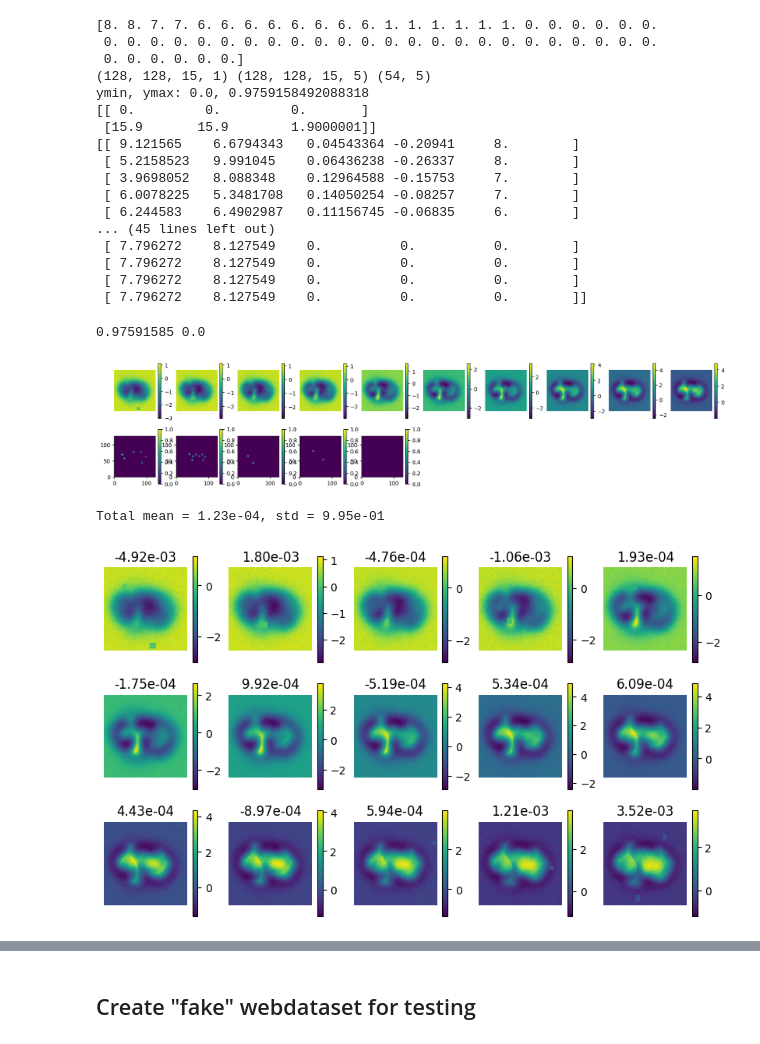
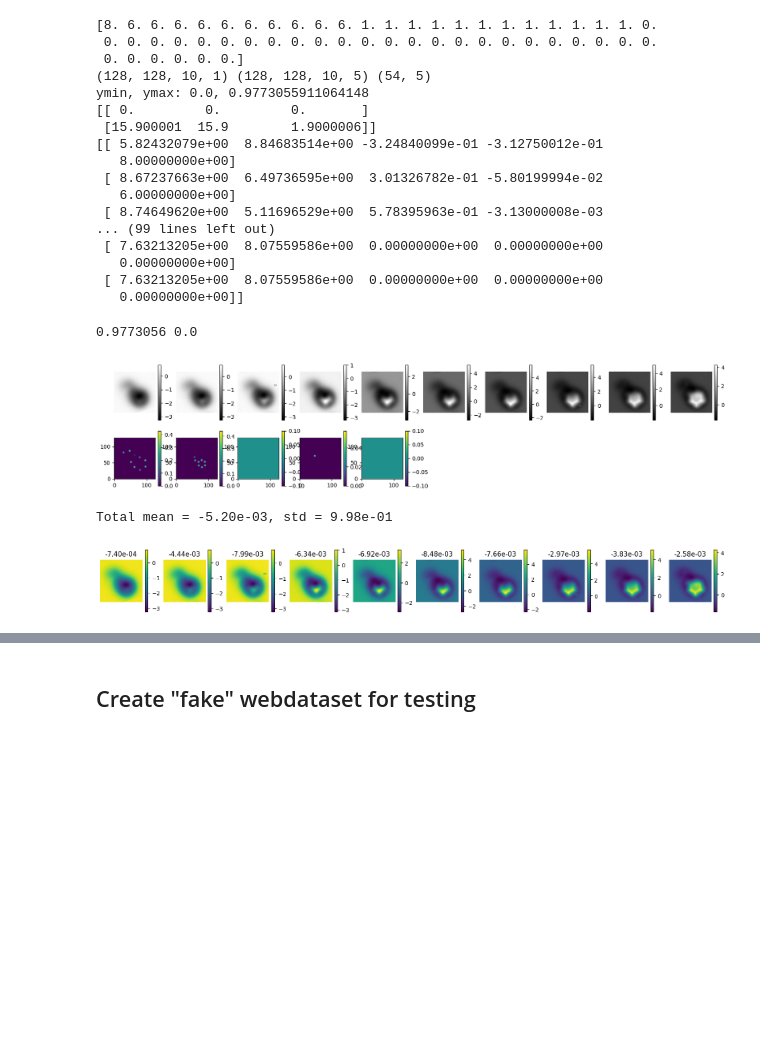
Before and after one commit to LauriKurki/molecule-net, a Jupyter notebook: notebooks/test_input_pipeline.ipynb, the cells around one changed output, grey strips where cells are left out. Cells and saved outputs as stored; diff of their text form; code cells hidden in the pictures; blank space fills up the shorter version.

```diff
--- a/notebooks/test_input_pipeline.ipynb
+++ b/notebooks/test_input_pipeline.ipynb
@@ -27,8 +27,9 @@ config.rng_seed = 0
 config.root_dir = root_dirs.get_root_dir("afms_rebias")
 config.num_workers = 8
 config.batch_size = 1
-config.interpolate_input_z = 15
+config.interpolate_input_z = None
 config.z_cutoff = 1.0
+config.noise_std = 0.15
 # %%
 tf.random.set_seed(config.rng_seed)
 datasets = input_pipeline_online.get_datasets(config)
@@ -66,56 +67,56 @@ print(f"ymin, ymax: {y.min()}, {y.max()}")
 print(sw)
 print(xyz)
 # %% [output]
-[8. 8. 7. 7. 6. 6. 6. 6. 6. 6. 6. 6. 1. 1. 1. 1. 1. 1. 0. 0. 0. 0. 0. 0.
+[8. 6. 6. 6. 6. 6. 6. 6. 6. 6. 6. 1. 1. 1. 1. 1. 1. 1. 1. 1. 1. 1. 1. 0.
  0. 0. 0. 0. 0. 0. 0. 0. 0. 0. 0. 0. 0. 0. 0. 0. 0. 0. 0. 0. 0. 0. 0. 0.
  0. 0. 0. 0. 0. 0.]
-(128, 128, 15, 1) (128, 128, 15, 5) (54, 5)
-ymin, ymax: 0.0, 0.9759158492088318
+(128, 128, 10, 1) (128, 128, 10, 5) (54, 5)
+ymin, ymax: 0.0, 0.9773055911064148
 [[ 0.         0.         0.       ]
- [15.9       15.9        1.9000001]]
-[[ 9.121565    6.6794343   0.04543364 -0.20941     8.        ]
- [ 5.2158523   9.991045    0.06436238 -0.26337     8.        ]
- [ 3.9698052   8.088348    0.12964588 -0.15753     7.        ]
- [ 6.0078225   5.3481708   0.14050254 -0.08257     7.        ]
- [ 6.244583    6.4902987   0.11156745 -0.06835     6.        ]
-... (45 lines left out)
- [ 7.796272    8.127549    0.          0.          0.        ]
- [ 7.796272    8.127549    0.          0.          0.        ]
- [ 7.796272    8.127549    0.          0.          0.        ]
- [ 7.796272    8.127549    0.          0.          0.        ]]
+ [15.900001  15.9        1.9000006]]
+[[ 5.82432079e+00  8.84683514e+00 -3.24840099e-01 -3.12750012e-01
+   8.00000000e+00]
+ [ 8.67237663e+00  6.49736595e+00  3.01326782e-01 -5.80199994e-02
+   6.00000000e+00]
+ [ 8.74649620e+00  5.11696529e+00  5.78395963e-01 -3.13000008e-03
+... (99 lines left out)
+ [ 7.63213205e+00  8.07559586e+00  0.00000000e+00  0.00000000e+00
+   0.00000000e+00]
+ [ 7.63213205e+00  8.07559586e+00  0.00000000e+00  0.00000000e+00
+   0.00000000e+00]]
 # %%
 fig = plt.figure(figsize=(20, 4))
 for i in range(10):
     ax = plt.subplot(2, 10, i + 1)
-    im = plt.imshow(x[..., i, 0], origin='lower')
+    im = plt.imshow(x[..., i, 0], origin='lower', cmap='gray')
     plt.colorbar(im)
     ax.axis('off')
 
 ymax, ymin = y.max(), y.min()
 for i in range(5):
     ax = plt.subplot(2, 10, 10 + i + 1)
-    im = plt.imshow(y[..., -5, i], origin='lower', vmin=0, vmax=1)
+    im = plt.imshow(y[..., i].mean(axis=-1), origin='lower', vmin=0)
     plt.colorbar(im)
 
 print(ymax, ymin)
 # %% [output]
-0.97591585 0.0
+0.9773056 0.0
-[figure, old version]
+[figure, new version]
 # %%
-ncols = 5
+ncols = 10
 nrows = x.shape[-2] // ncols
 fig = plt.figure(figsize=(ncols * 2, nrows * 2))
 
 for i in range(x.shape[-2]):
     ax = plt.subplot(nrows, ncols, i + 1)
     im = ax.imshow(x[..., i, 0], origin='lower')
     x_mean = x[..., i, 0].mean()
     x_std = x[..., i, 0].std()
     plt.title(f"{x_mean:.2e}")
     plt.axis('off')
     plt.colorbar(im)
 
 print(f"Total mean = {x.mean():.2e}, std = {x.std():.2e}")
 # %% [output]
-Total mean = 1.23e-04, std = 9.95e-01
+Total mean = -5.20e-03, std = 9.98e-01
-[figure, old version]
+[figure, new version]
```
Also changed, not shown: parts of 5 cells of this notebook.
